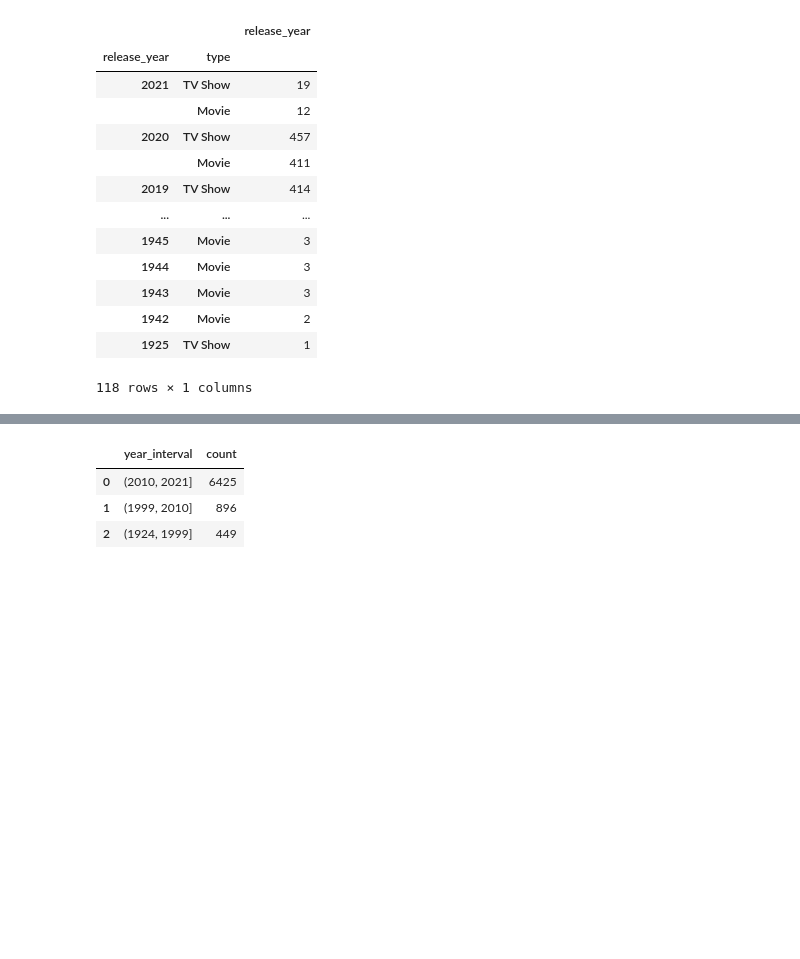
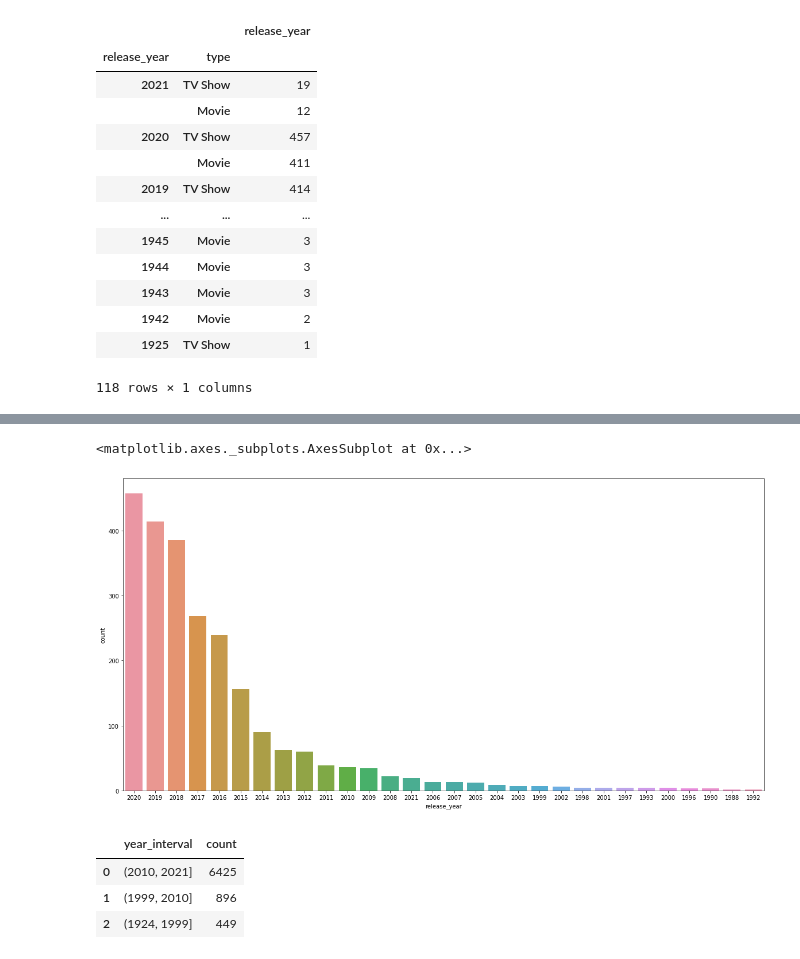
Before and after one commit to Zeeshan00789/NETFLIX-MOVIES-AND-TV-SHOWS-CLUSTERING-, a Jupyter notebook: NETFLIX_MOVIES_AND_TV_SHOWS_CLUSTERING.ipynb, the cells around one changed output, grey strips where cells are left out. Cells and saved outputs as stored; diff of their text form; code cells hidden in the pictures; blank space fills up the shorter version.

```diff
--- a/NETFLIX_MOVIES_AND_TV_SHOWS_CLUSTERING.ipynb
+++ b/NETFLIX_MOVIES_AND_TV_SHOWS_CLUSTERING.ipynb
@@ -275,3 +266,10 @@ df.head()
+# %%
+#Analysing how many TV Shows released per year in last 20 years
+plt.figure(figsize=(20,10))
+sns.countplot(x=tv_shows['release_year'],data=df,order=tv_shows['release_year'].value_counts().index[0:30])
+# %% [output]
+<matplotlib.axes._subplots.AxesSubplot at 0x...>
+[figure, added]
 # %%
 
 # Put the data into bins.
```
Also changed, not shown: parts of 8 cells of this notebook.
